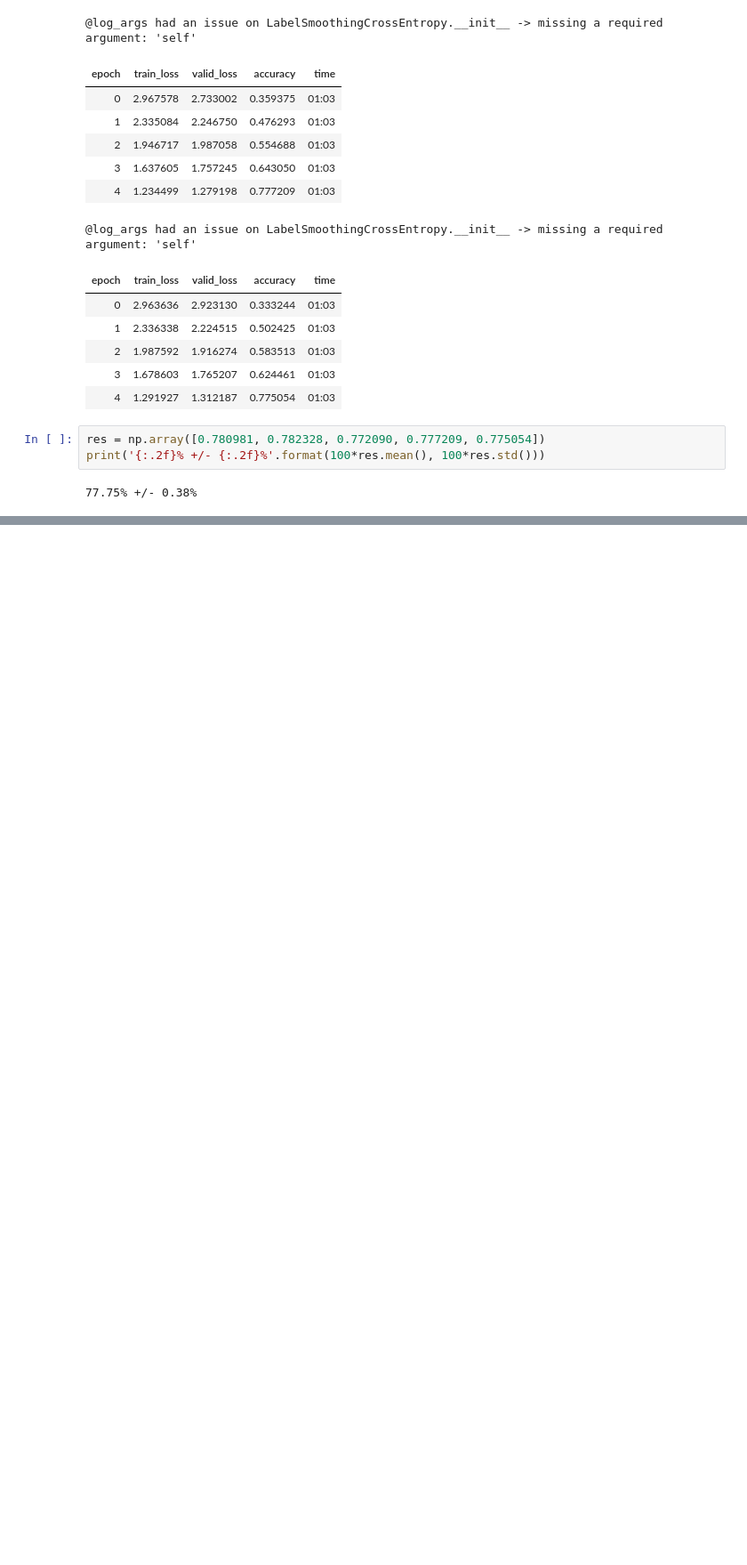
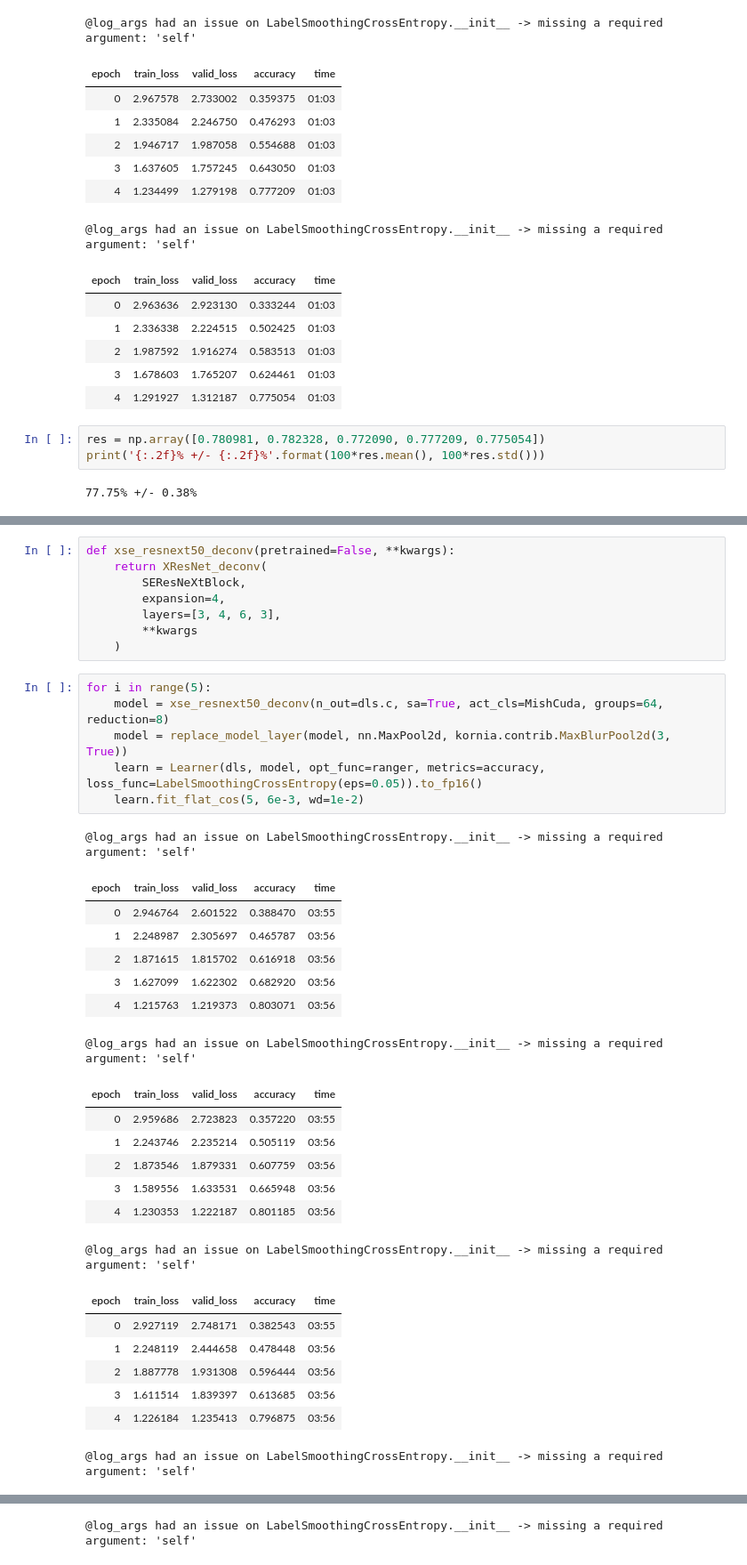
Before and after one commit to jwuphysics/FastGarden, a Jupyter notebook: nbs/03. Network deconvolution experiments.ipynb, the cells around one changed output, grey strips where cells are left out. Shown at 89% size. Cells and saved outputs as stored; diff of their text form; blank space fills up the shorter version.

```diff
--- a/nbs/03. Network deconvolution experiments.ipynb
+++ b/nbs/03. Network deconvolution experiments.ipynb
@@ -468,0 +611,37 @@ print('{:.2f}% +/- {:.2f}%'.format(100*res.mean(), 100*res.std()))
+# %%
+def xse_resnext50_deconv(pretrained=False, **kwargs):
+    return XResNet_deconv(
+        SEResNeXtBlock,
+        expansion=4,
+        layers=[3, 4, 6, 3],
+        **kwargs
+    )
+# %%
+for i in range(5):
+    model = xse_resnext50_deconv(n_out=dls.c, sa=True, act_cls=MishCuda, groups=64, reduction=8)
+    model = replace_model_layer(model, nn.MaxPool2d, kornia.contrib.MaxBlurPool2d(3, True))
+    learn = Learner(dls, model, opt_func=ranger, metrics=accuracy, loss_func=LabelSmoothingCrossEntropy(eps=0.05)).to_fp16()
+    learn.fit_flat_cos(5, 6e-3, wd=1e-2)
+# %% [output]
+@log_args had an issue on LabelSmoothingCrossEntropy.__init__ -> missing a required argument: 'self'
+| epoch | train_loss | valid_loss | accuracy | time |
+| 0 | 2.946764 | 2.601522 | 0.388470 | 03:55 |
+| 1 | 2.248987 | 2.305697 | 0.465787 | 03:56 |
+| 2 | 1.871615 | 1.815702 | 0.616918 | 03:56 |
+| 3 | 1.627099 | 1.622302 | 0.682920 | 03:56 |
+| 4 | 1.215763 | 1.219373 | 0.803071 | 03:56 |
+@log_args had an issue on LabelSmoothingCrossEntropy.__init__ -> missing a required argument: 'self'
+| epoch | train_loss | valid_loss | accuracy | time |
+| 0 | 2.959686 | 2.723823 | 0.357220 | 03:55 |
+| 1 | 2.243746 | 2.235214 | 0.505119 | 03:56 |
+| 2 | 1.873546 | 1.879331 | 0.607759 | 03:56 |
+| 3 | 1.589556 | 1.633531 | 0.665948 | 03:56 |
+| 4 | 1.230353 | 1.222187 | 0.801185 | 03:56 |
+@log_args had an issue on LabelSmoothingCrossEntropy.__init__ -> missing a required argument: 'self'
+| epoch | train_loss | valid_loss | accuracy | time |
+| 0 | 2.927119 | 2.748171 | 0.382543 | 03:55 |
+| 1 | 2.248119 | 2.444658 | 0.478448 | 03:56 |
+| 2 | 1.887778 | 1.931308 | 0.596444 | 03:56 |
+| 3 | 1.611514 | 1.839397 | 0.613685 | 03:56 |
+| 4 | 1.226184 | 1.235413 | 0.796875 | 03:56 |
+@log_args had an issue on LabelSmoothingCrossEntropy.__init__ -> missing a required argument: 'self'
@@ -468,0 +654 @@ print('{:.2f}% +/- {:.2f}%'.format(100*res.mean(), 100*res.std()))
+@log_args had an issue on LabelSmoothingCrossEntropy.__init__ -> missing a required argument: 'self'
```
Also changed, not shown: parts of 22 cells of this notebook.
